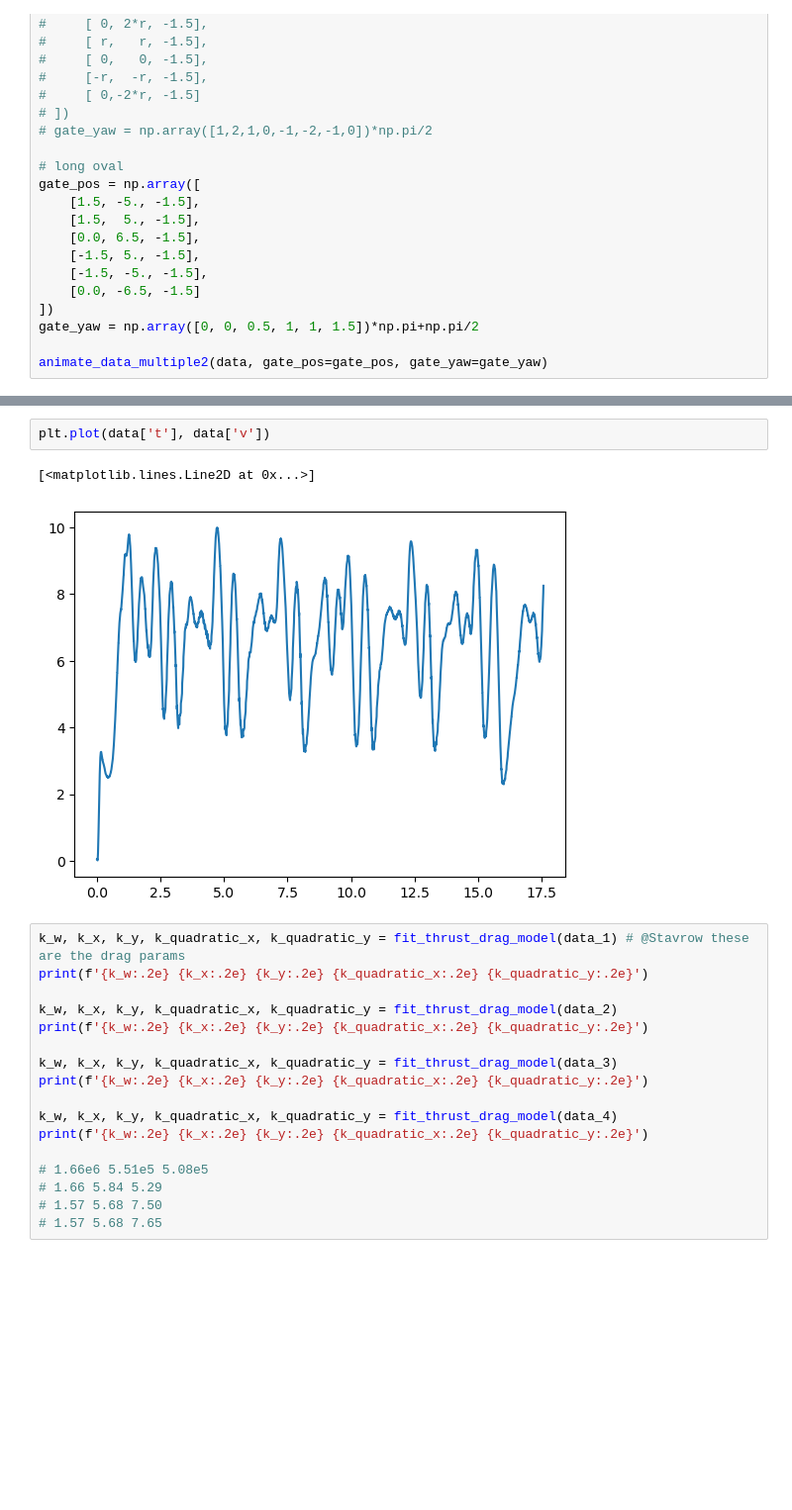
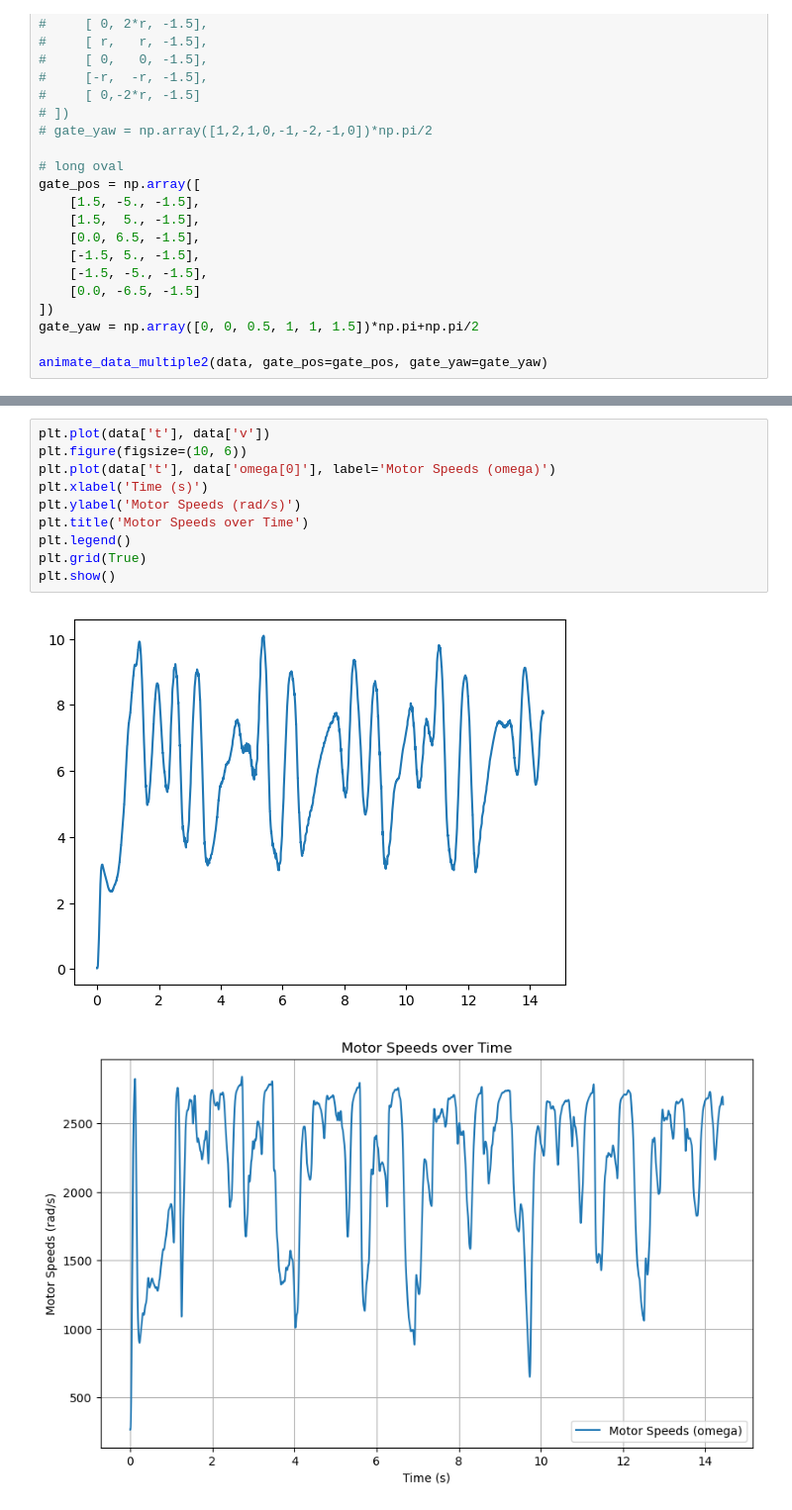
Before and after one commit to alang321/indiflightSupport, a Jupyter notebook: LogAnalysis/analyze_flight_data/Analyze Flight Data.ipynb, the cells around one changed output, grey strips where cells are left out. Shown at 99% size. Drawn from its saved outputs; the diff is of its cells as text; blank space fills up the shorter version.

```diff
--- a/LogAnalysis/analyze_flight_data/Analyze Flight Data.ipynb
+++ b/LogAnalysis/analyze_flight_data/Analyze Flight Data.ipynb
@@ -168,25 +201,16 @@ ekf_plot(data)
-# %%
-plt.plot(data['t'], data['v'])
-# %% [output]
-[<matplotlib.lines.Line2D at 0x...>]
-[figure, removed]
-# %%
-k_w, k_x, k_y, k_quadratic_x, k_quadratic_y = fit_thrust_drag_model(data_1) # @Stavrow these are the drag params
-print(f'{k_w:.2e} {k_x:.2e} {k_y:.2e} {k_quadratic_x:.2e} {k_quadratic_y:.2e}')
-
-k_w, k_x, k_y, k_quadratic_x, k_quadratic_y = fit_thrust_drag_model(data_2)
-print(f'{k_w:.2e} {k_x:.2e} {k_y:.2e} {k_quadratic_x:.2e} {k_quadratic_y:.2e}')
-
-k_w, k_x, k_y, k_quadratic_x, k_quadratic_y = fit_thrust_drag_model(data_3)
-print(f'{k_w:.2e} {k_x:.2e} {k_y:.2e} {k_quadratic_x:.2e} {k_quadratic_y:.2e}')
-
-k_w, k_x, k_y, k_quadratic_x, k_quadratic_y = fit_thrust_drag_model(data_4)
-print(f'{k_w:.2e} {k_x:.2e} {k_y:.2e} {k_quadratic_x:.2e} {k_quadratic_y:.2e}')
-
-# 1.66e6 5.51e5 5.08e5
-# 1.66 5.84 5.29
-# 1.57 5.68 7.50
-# 1.57 5.68 7.65
+# %%
+plt.plot(data['t'], data['v'])
+plt.figure(figsize=(10, 6))
+plt.plot(data['t'], data['omega[0]'], label='Motor Speeds (omega)')
+plt.xlabel('Time (s)')
+plt.ylabel('Motor Speeds (rad/s)')
+plt.title('Motor Speeds over Time')
+plt.legend()
+plt.grid(True)
+plt.show()
+# %% [output]
+[figure, added]
+[figure, added]
 # %%
 """ How to process the data?
 How I do it is take a look at the individual CSV files by using the plot functions above,
```
Also changed, not shown: parts of 5 cells of this notebook, 54 other files.
